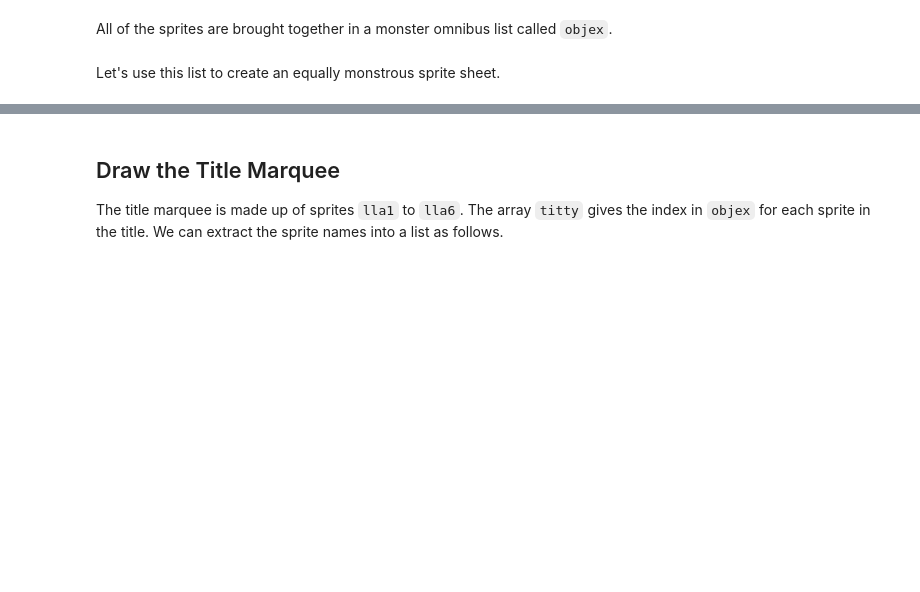
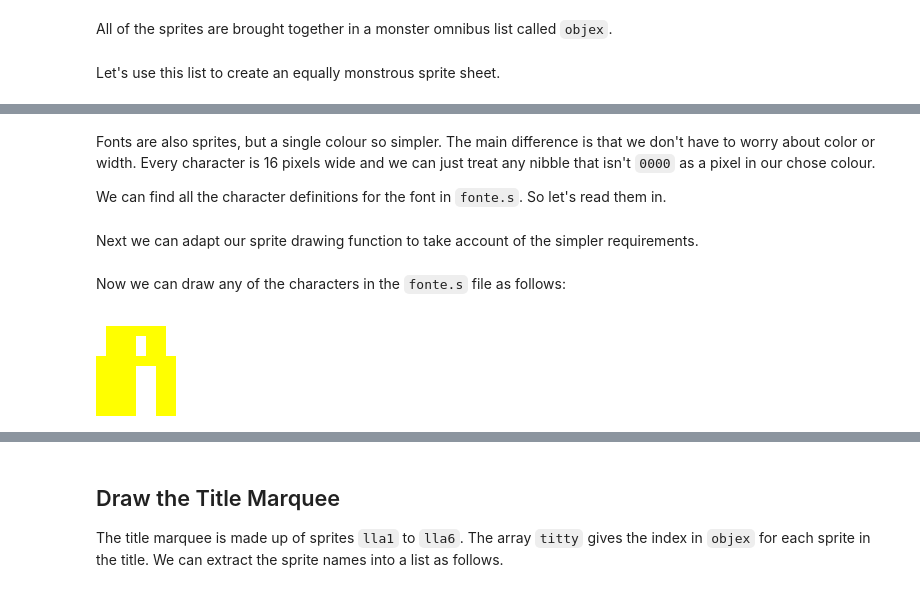
Before and after one commit to mwenge/llamatron, a Jupyter notebook: notebooks/Llamatron - The Insides.ipynb, the cells around one changed output, grey strips where cells are left out. Drawn from its saved outputs; the diff is of its cells as text; code cells hidden in the pictures; blank space fills up the shorter version.

```diff
--- a/notebooks/Llamatron - The Insides.ipynb
+++ b/notebooks/Llamatron - The Insides.ipynb
@@ -427,0 +430,4 @@ img
+# %% [markdown]
+Fonts are also sprites, but a single colour so simpler. The main difference is that we don't have to worry about color or width. Every character is 16 pixels wide and we can just treat any nibble that isn't `0000` as a pixel in our chose colour.
+
+We can find all the character definitions for the font in `fonte.s`. So let's read them in.
@@ -427,0 +458,37 @@ img
+# %% [markdown]
+Next we can adapt our sprite drawing function to take account of the simpler requirements.
+# %%
+from itertools import pairwise
+from PIL import Image, ImageColor, ImageFont, ImageDraw
+
+def draw_character(character_name, scale=10, pixel_color="yellow"):
+    """
+    Given the name of a character, draw it.
+    """
+    character_data = character_definitions[character_name]
+    width = 16
+    slice_len = 4
+
+    nibbles = []
+    for i in range(0, len(character_data), slice_len):
+        word_bits = tuple([format(b,f"016b") for b in character_data[i:i + slice_len]])
+        nibbles += [''.join(x) for x in zip(*word_bits)]
+
+    character_lines = [nibbles[i:i+width] for i in range(0, len(nibbles), width)]
+
+    height = len(character_lines)
+    img = Image.new( 'RGBA', (width, height))
+    pixels = img.load()
+    for y, line in enumerate(character_lines):
+        for x, bit in enumerate(line):
+            if bit == "0000": continue
+            pixels[x,y] = ImageColor.getrgb(pixel_color)
+
+    img = img.resize((img.width * scale, img.height * scale), Image.NEAREST)
+    return img
+# %% [markdown]
+Now we can draw any of the characters in the `fonte.s` file as follows:
+# %%
+draw_character('char_A')
+# %% [output]
+[figure, added]
```
Also changed, not shown: parts of 4 cells of this notebook.
